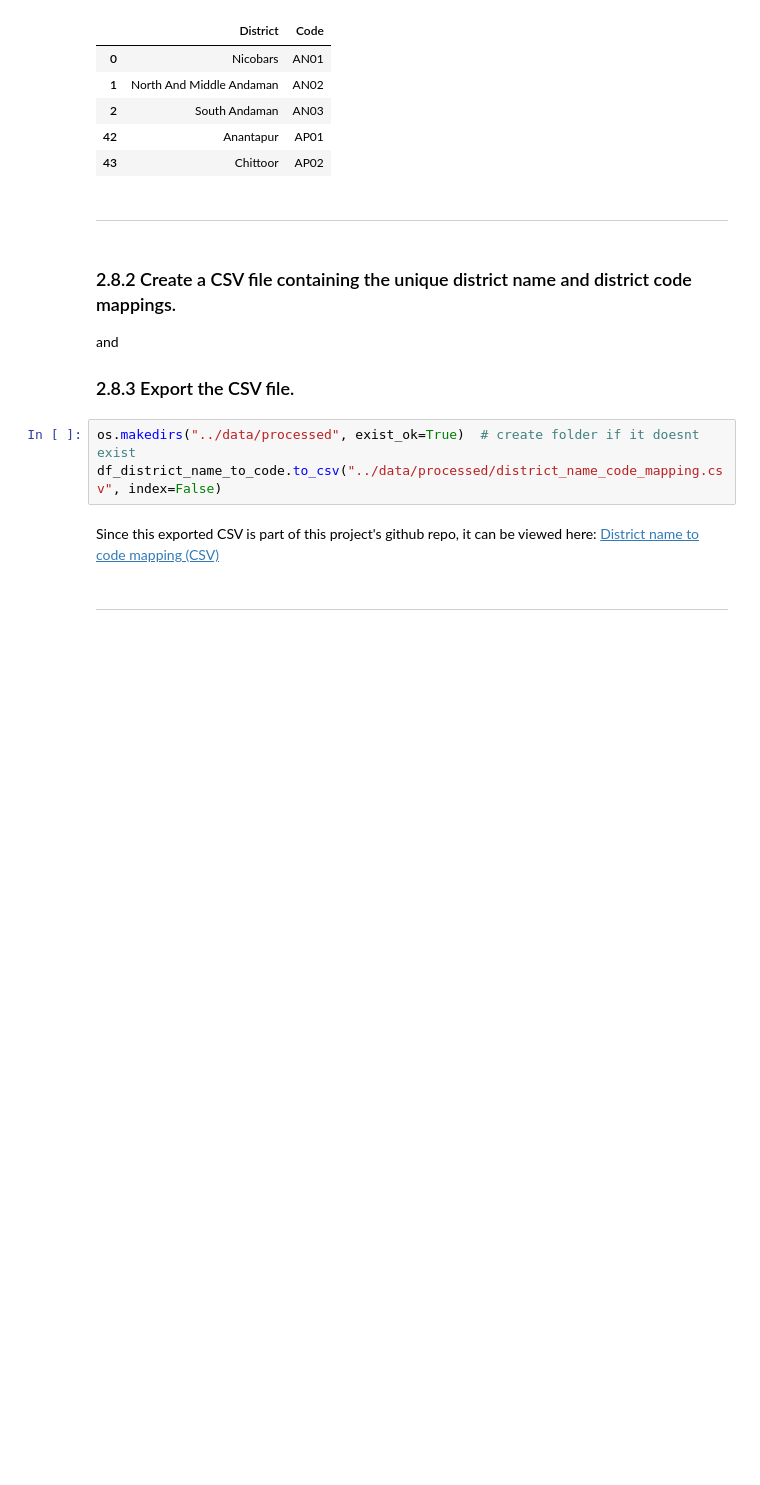
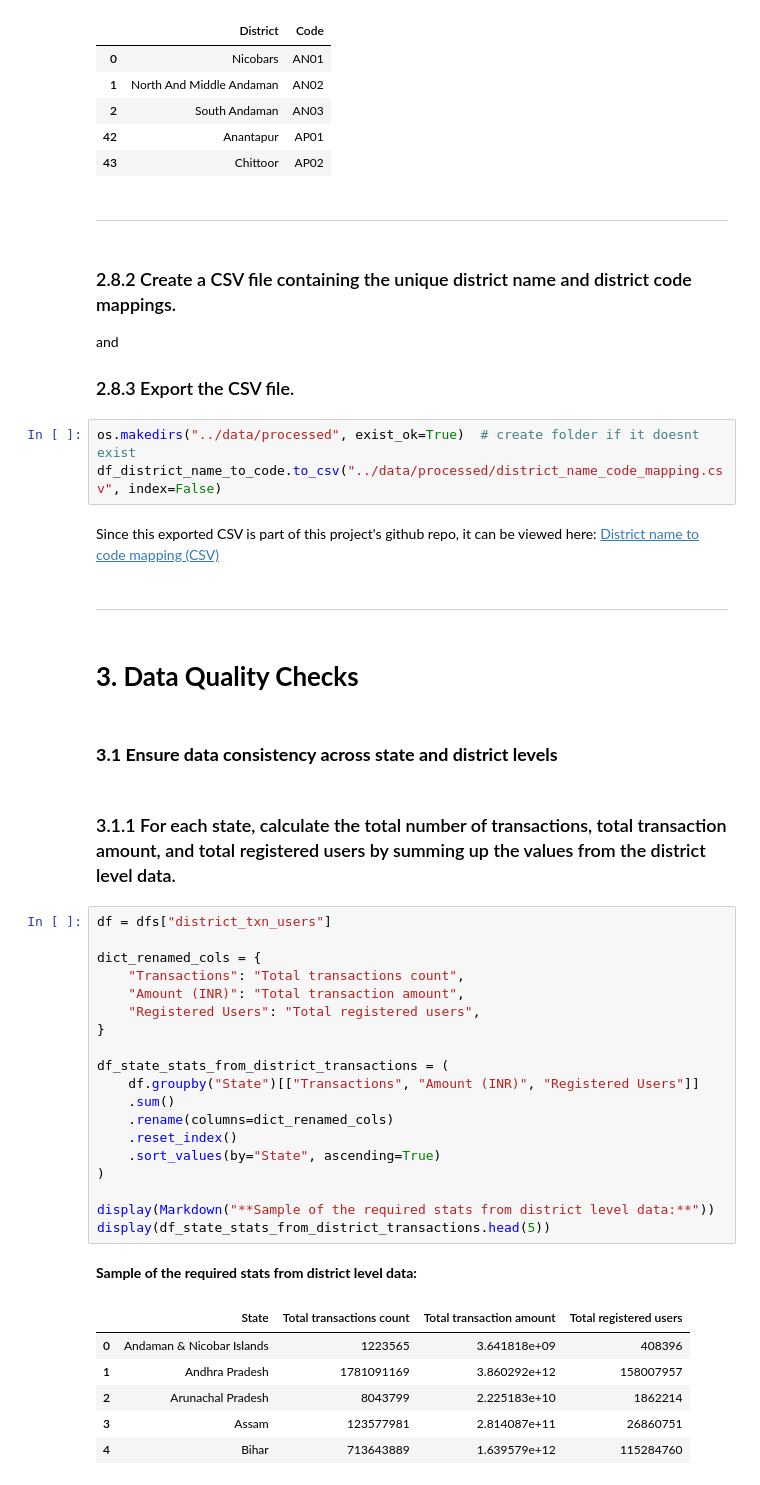
Before and after one commit to chetanchandel31/da_phone_pe, a Jupyter notebook: notebooks/01_phone_pe_analysis.ipynb, the cells around one changed output. Saved outputs shown, nothing was run; the diff lists cells and outputs as text; blank space fills up the shorter version.

Commit message:
data consistency checks across state and district levels

```diff
--- a/notebooks/01_phone_pe_analysis.ipynb
+++ b/notebooks/01_phone_pe_analysis.ipynb
@@ -1083,3 +1083,36 @@ df_district_name_to_code.to_csv("../data/processed/district_name_code_mapping.cs
 Since this exported CSV is part of this project's github repo, it can be viewed here: [District name to code mapping (CSV)](https://raw.githubusercontent.com/chetanchandel31/da_phone_pe/main/data/processed/district_name_code_mapping.csv)
 # %% [markdown]
 ---
+# %% [markdown]
+# **3. Data Quality Checks**
+# %% [markdown]
+### **3.1 Ensure data consistency across state and district levels**
+# %% [markdown]
+### 3.1.1 For each state, calculate the total number of transactions, total transaction amount, and total registered users by summing up the values from the district level data.
+# %%
+df = dfs["district_txn_users"]
+
+dict_renamed_cols = {
+    "Transactions": "Total transactions count",
+    "Amount (INR)": "Total transaction amount",
+    "Registered Users": "Total registered users",
+}
+
+df_state_stats_from_district_transactions = (
+    df.groupby("State")[["Transactions", "Amount (INR)", "Registered Users"]]
+    .sum()
+    .rename(columns=dict_renamed_cols)
+    .reset_index()
+    .sort_values(by="State", ascending=True)
+)
+
+display(Markdown("**Sample of the required stats from district level data:**"))
+display(df_state_stats_from_district_transactions.head(5))
+# %% [output]
+**Sample of the required stats from district level data:**
+|  | State | Total transactions count | Total transaction amount | Total registered users |
+| 0 | Andaman & Nicobar Islands | 1223565 | 3.641818e+09 | 408396 |
+| 1 | Andhra Pradesh | 1781091169 | 3.860292e+12 | 158007957 |
+| 2 | Arunachal Pradesh | 8043799 | 2.225183e+10 | 1862214 |
+| 3 | Assam | 123577981 | 2.814087e+11 | 26860751 |
+| 4 | Bihar | 713643889 | 1.639579e+12 | 115284760 |
```
Also changed, not shown: parts of 9 cells of this notebook.
